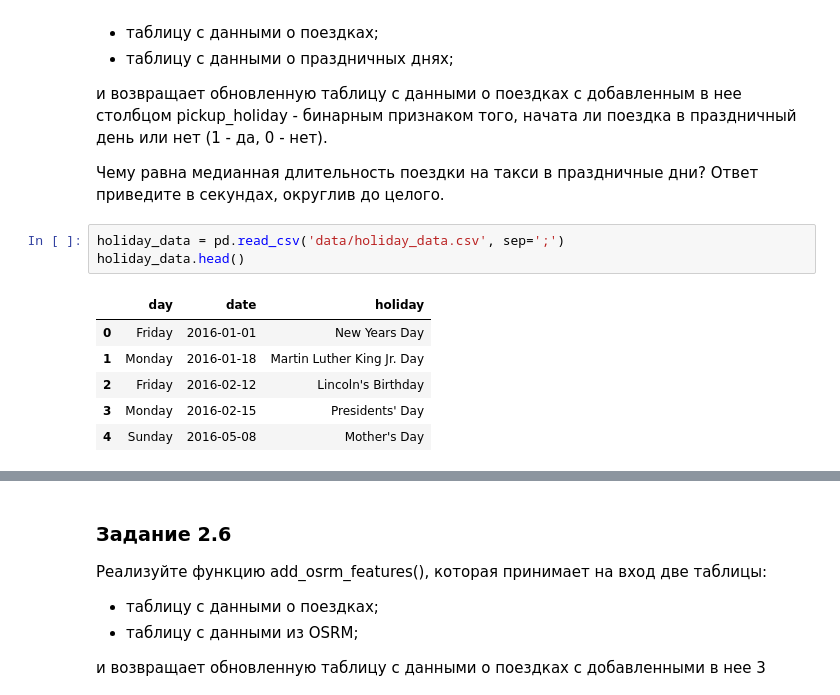
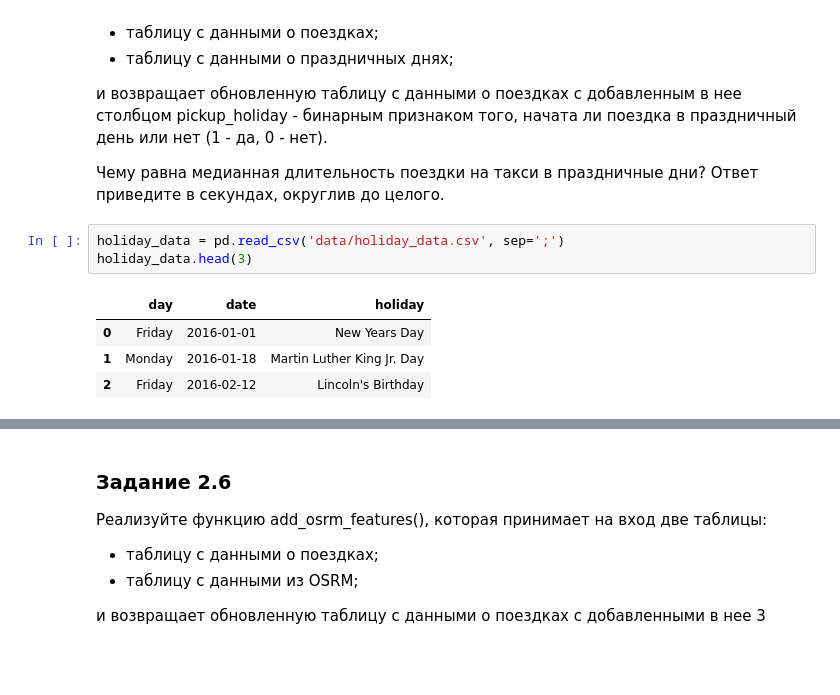
Before and after one commit to Irina-Kondratenko/SkillFactory, a Jupyter notebook: Homework/Project_10/Project-10. Notebook.ipynb, the cells around one changed output, grey strips where cells are left out. Saved outputs shown, nothing was run; the diff lists cells and outputs as text; blank space fills up the shorter version.

```diff
--- a/Homework/Project_10/Project-10. Notebook.ipynb
+++ b/Homework/Project_10/Project-10. Notebook.ipynb
@@ -226,11 +203,9 @@ memory usage: 150.2+ MB
 Чему равна медианная длительность поездки на такси в праздничные дни? Ответ приведите в секундах, округлив до целого.
 # %%
 holiday_data = pd.read_csv('data/holiday_data.csv', sep=';')
-holiday_data.head()
+holiday_data.head(3)
 # %% [output]
 |  | day | date | holiday |
 | 0 | Friday | 2016-01-01 | New Years Day |
 | 1 | Monday | 2016-01-18 | Martin Luther King Jr. Day |
 | 2 | Friday | 2016-02-12 | Lincoln's Birthday |
-| 3 | Monday | 2016-02-15 | Presidents' Day |
-| 4 | Sunday | 2016-05-08 | Mother's Day |
```
Also changed, not shown: parts of 30 cells of this notebook.
